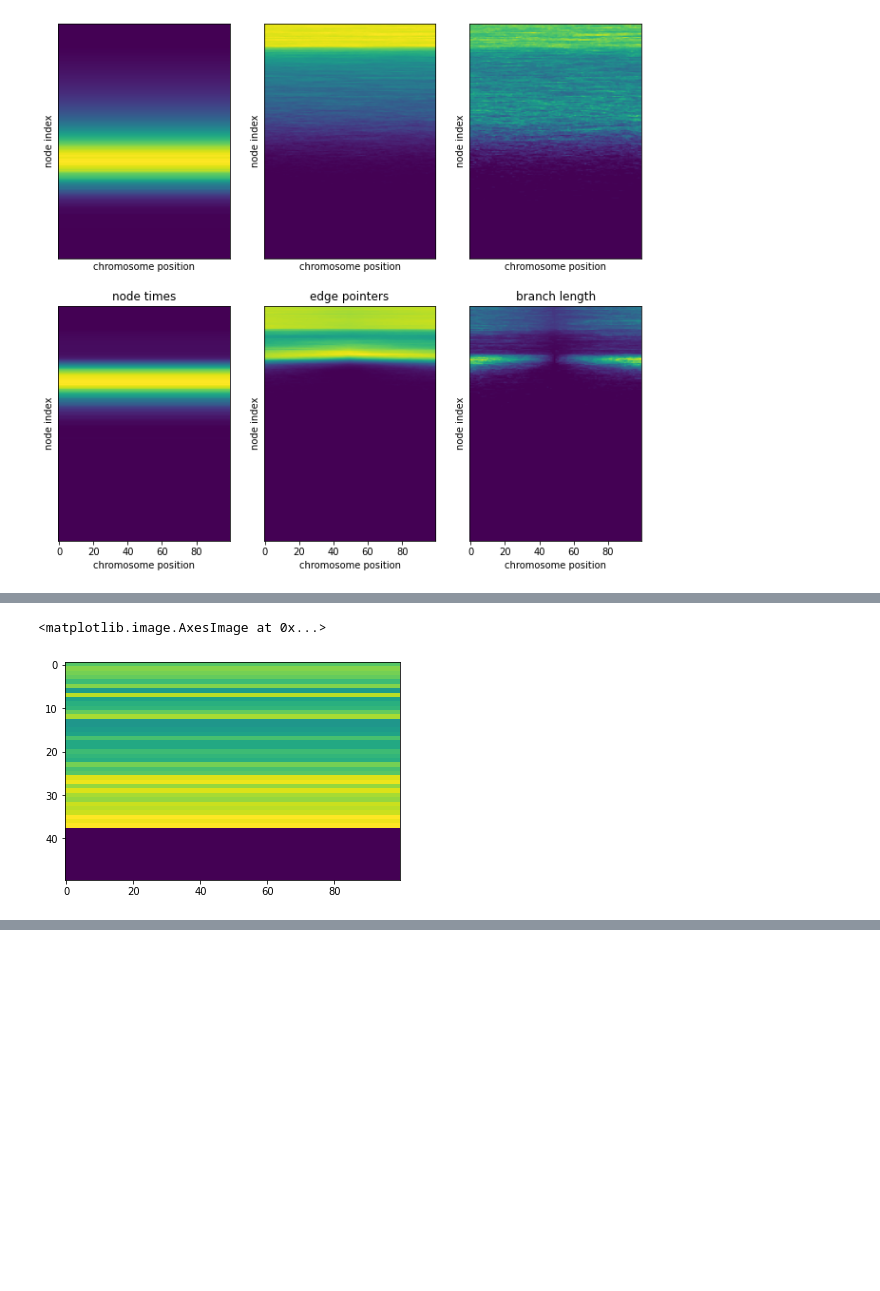
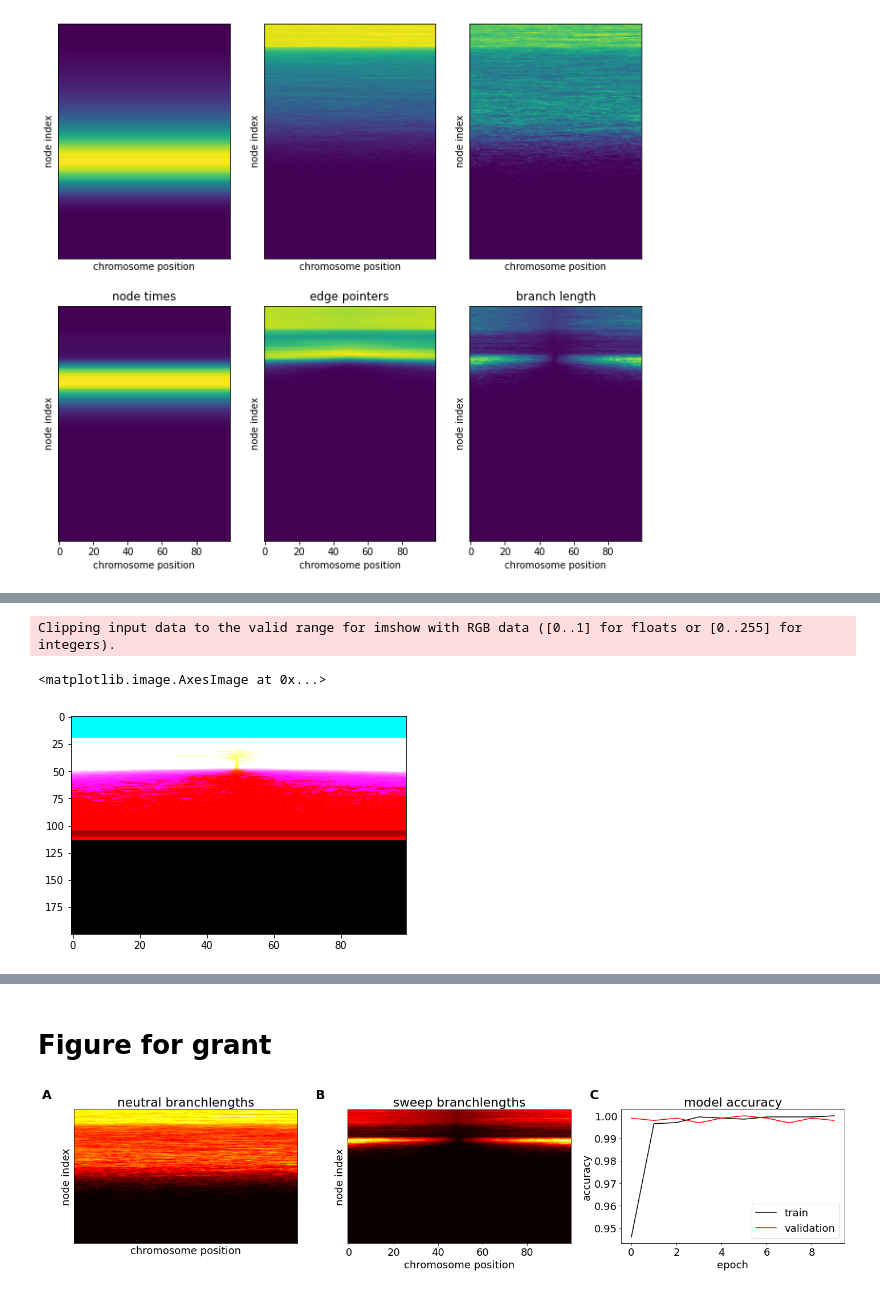
Before and after one commit to andrewkern/tslearn, a Jupyter notebook: tslearn_sweep_classifier.ipynb, the cells around one changed output, grey strips where cells are left out. Drawn from its saved outputs; the diff is of its cells as text; code cells hidden in the pictures; blank space fills up the shorter version.

```diff
--- a/tslearn_sweep_classifier.ipynb
+++ b/tslearn_sweep_classifier.ipynb
@@ -276,8 +275,10 @@ for i in range(3):
 # %%
-plt.imshow(b[0][10][:,:,1], aspect='auto')
+norm = (avg_sweep / np.max(avg_sweep)) * 255
+plt.imshow(norm, aspect='auto')
 # %% [output]
-<matplotlib.image.AxesImage at 0x...>
+Clipping input data to the valid range for imshow with RGB data ([0..1] for floats or [0..255] for integers).
+<matplotlib.image.AxesImage at 0x...>
-[figure, old version]
+[figure, new version]
 # %%
     import msprime
     from IPython.display import SVG, display
@@ -294,3 +295,56 @@ plt.imshow(b[0][10][:,:,1], aspect='auto')
     SVG(ts.draw_svg())
 # %% [output]
 [drawing not drawn]
+# %% [markdown]
+# Figure for grant
+# %%
+import matplotlib
+
+font = {'family' : 'normal',
+        'weight' : 'normal',
+        'size'   : 18}
+
+matplotlib.rc('font', **font)
+
+fig, ax = plt.subplots(1,3, figsize=(20, 5))
+layer_labels = ['node times', 'edge pointers', 'branch length']
+i = 2
+# neut branch length layer
+ax[0].imshow(avg_neut[:,:,i], aspect='auto', cmap='hot')
+ax[0].set_yticks([])
+ax[0].set_xticks([])
+ax[0].set_xlabel('chromosome position')
+ax[0].set_ylabel('node index')
+ax[0].set_title('neutral branchlengths')
+ax[0].text(-0.1, 1.15, "A", transform=ax[0].transAxes,
+      fontsize=22, fontweight='bold', va='top', ha='right')
+
+# sweep branch length layer
+ax[1].imshow(avg_sweep[:,:,i], aspect='auto', cmap='hot')
+ax[1].set_yticks([])
+ax[0].set_xticks([])
+ax[1].set_xlabel('chromosome position')
+ax[1].set_ylabel('node index')
+ax[1].set_title('sweep branchlengths')
+ax[1].text(-0.1, 1.15, "B", transform=ax[1].transAxes,
+      fontsize=22, fontweight='bold', va='top', ha='right')
+#Accuracy
+ax[2].plot(history.history['acc'], color='black')
+ax[2].plot(history.history['val_acc'], color='red')
+ax[2].set_title('model accuracy')
+ax[2].set_ylabel('accuracy')
+ax[2].set_xlabel('epoch')
+ax[2].legend(['train', 'validation'], loc='lower right')
+ax[2].text(-0.1, 1.15, "C", transform=ax[2].transAxes,
+      fontsize=22, fontweight='bold', va='top', ha='right')
+# "Loss"
+#ax[3].plot(history.history['loss'])
+#ax[3].plot(history.history['val_loss'])
+#ax[3].set_title('model loss')
+#ax[3].set_ylabel('loss')
+#ax[3].set_xlabel('epoch')
+#ax[3].legend(['train', 'validation'], loc='upper right')
+plt.tight_layout()
+plt.savefig("sa3_grant_fig.pdf")
+# %% [output]
+[figure, added]
```
Also changed, not shown: parts of 5 cells of this notebook.
